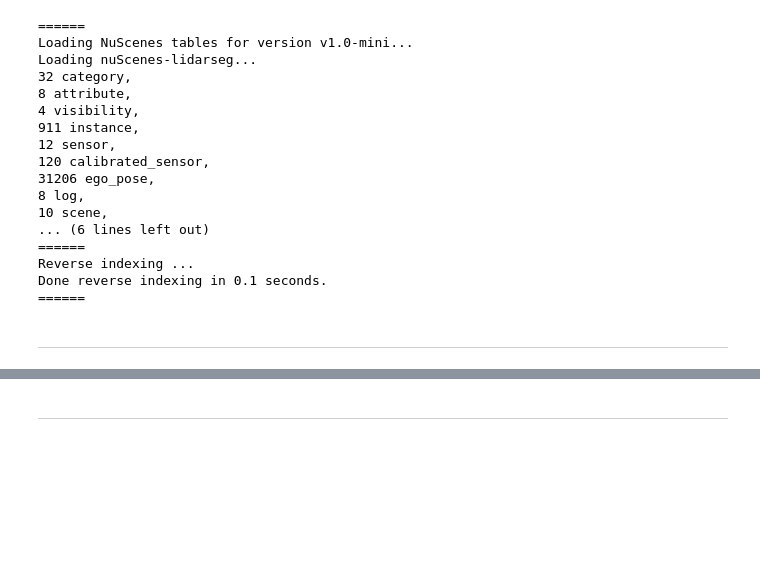
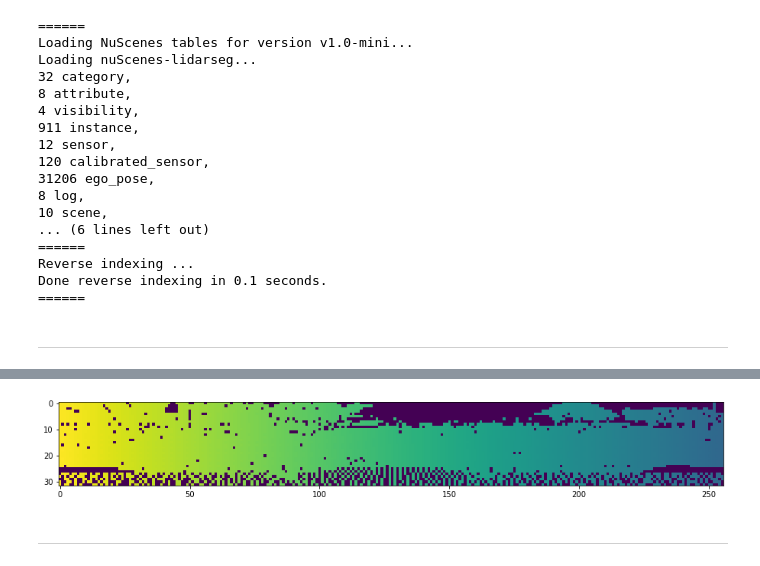
Before and after one commit to narekvslife/lidar-camera-fusion-detection, a Jupyter notebook: LaserNet.ipynb, the cells around one changed output, grey strips where cells are left out. Saved outputs shown, nothing was run; the diff lists cells and outputs as text; code cells hidden in the pictures; blank space fills up the shorter version.

```diff
--- a/LaserNet.ipynb
+++ b/LaserNet.ipynb
@@ -55,3 +58,9 @@ plt.show()
+# %%
+plt.subplots(figsize=(RV_WIDTH / 16, RV_HEIGHT / 16))
+plt.imshow(res[0][0][:, :, 2])
+plt.show()
+# %% [output]
+[figure, added]
 # %% [markdown]
 ---
 # %% [markdown]
```
Also changed, not shown: parts of 4 cells of this notebook, 1 other file.
